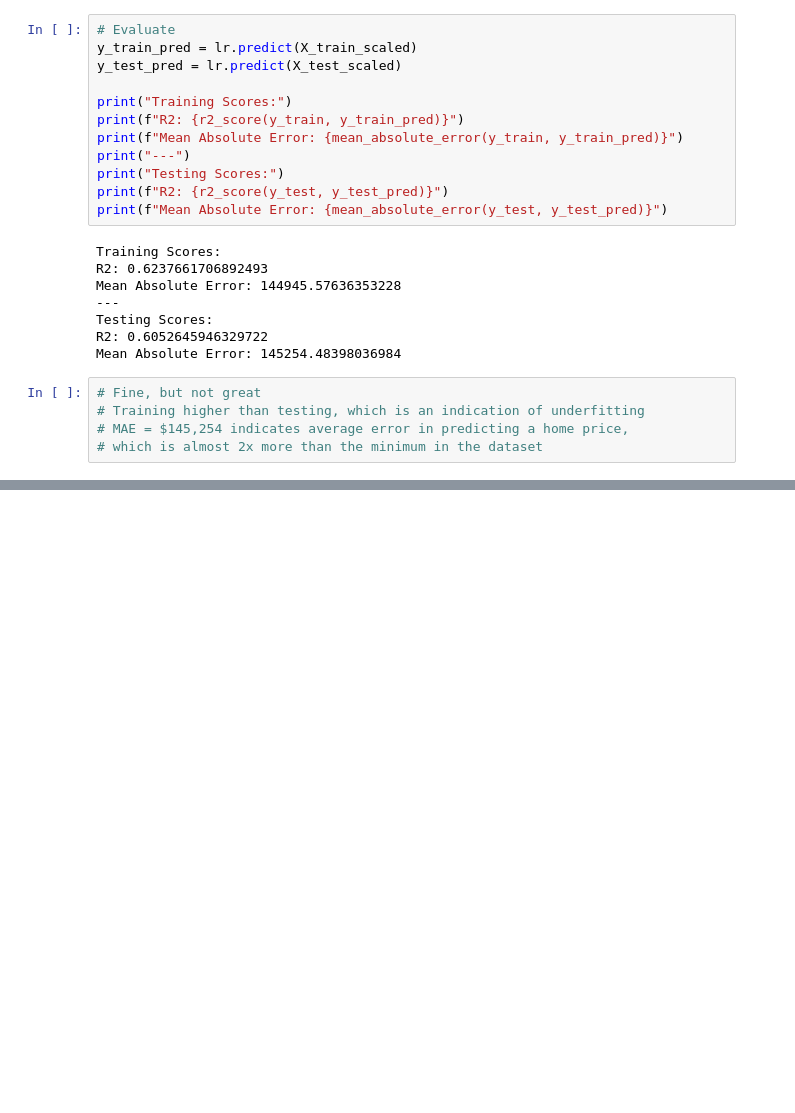
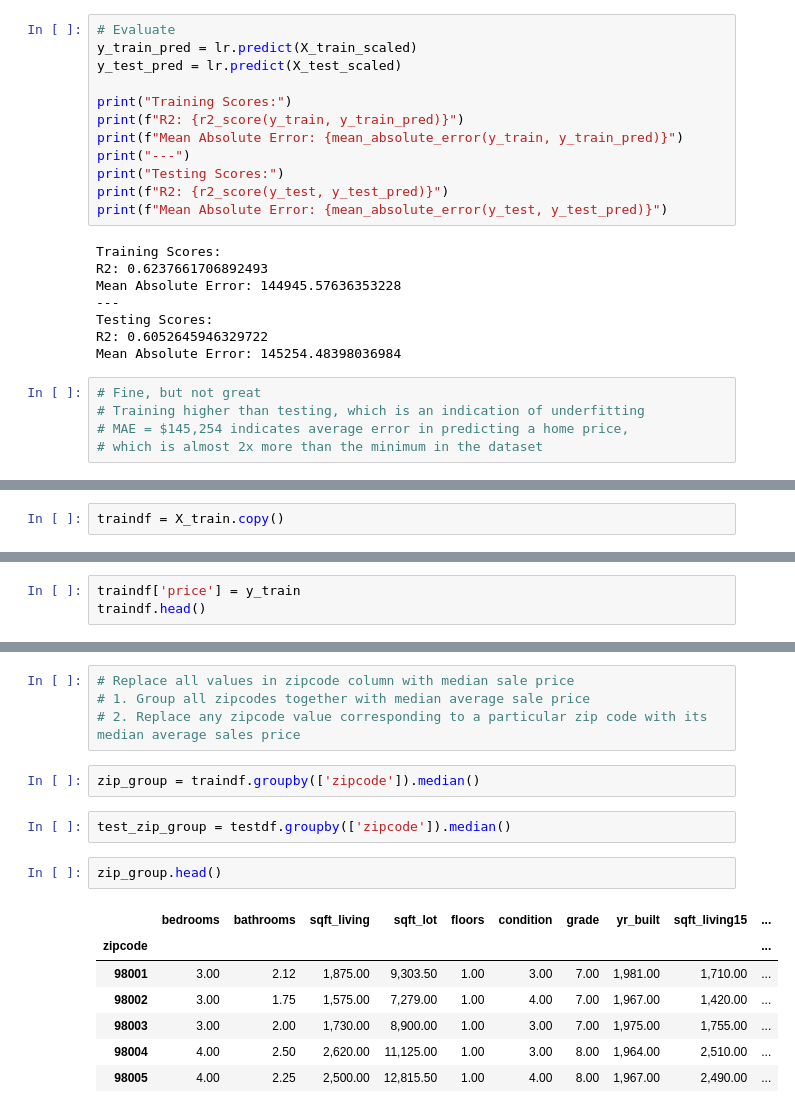
Before and after one commit to alexiskedo/Predicting-Seattle-Home-Sales, a Jupyter notebook: Kedo_Ames_Housing_Notebook.ipynb, the cells around one changed output, grey strips where cells are left out. Saved outputs shown, nothing was run; the diff lists cells and outputs as text; blank space fills up the shorter version.

```diff
--- a/Kedo_Ames_Housing_Notebook.ipynb
+++ b/Kedo_Ames_Housing_Notebook.ipynb
@@ -261,0 +268,2 @@ Mean Absolute Error: 145254.48398036984
+# %%
+traindf = X_train.copy()
@@ -261,0 +279,3 @@ Mean Absolute Error: 145254.48398036984
+# %%
+traindf['price'] = y_train
+traindf.head()
@@ -261,0 +319,18 @@ Mean Absolute Error: 145254.48398036984
+# %%
+# Replace all values in zipcode column with median sale price
+# 1. Group all zipcodes together with median average sale price
+# 2. Replace any zipcode value corresponding to a particular zip code with its median average sales price
+# %%
+zip_group = traindf.groupby(['zipcode']).median()
+# %%
+test_zip_group = testdf.groupby(['zipcode']).median()
+# %%
+zip_group.head()
+# %% [output]
+|  | bedrooms | bathrooms | sqft_living | sqft_lot | floors | condition | grade | yr_built | sqft_living15 | ... |
+| zipcode |  |  |  |  |  |  |  |  |  | ... |
+| 98001 | 3.00 | 2.12 | 1,875.00 | 9,303.50 | 1.00 | 3.00 | 7.00 | 1,981.00 | 1,710.00 | ... |
+| 98002 | 3.00 | 1.75 | 1,575.00 | 7,279.00 | 1.00 | 4.00 | 7.00 | 1,967.00 | 1,420.00 | ... |
+| 98003 | 3.00 | 2.00 | 1,730.00 | 8,900.00 | 1.00 | 3.00 | 7.00 | 1,975.00 | 1,755.00 | ... |
+| 98004 | 4.00 | 2.50 | 2,620.00 | 11,125.00 | 1.00 | 3.00 | 8.00 | 1,964.00 | 2,510.00 | ... |
+| 98005 | 4.00 | 2.25 | 2,500.00 | 12,815.50 | 1.00 | 4.00 | 8.00 | 1,967.00 | 2,490.00 | ... |
```
Also changed, not shown: parts of 38 cells of this notebook, 2 other files.
